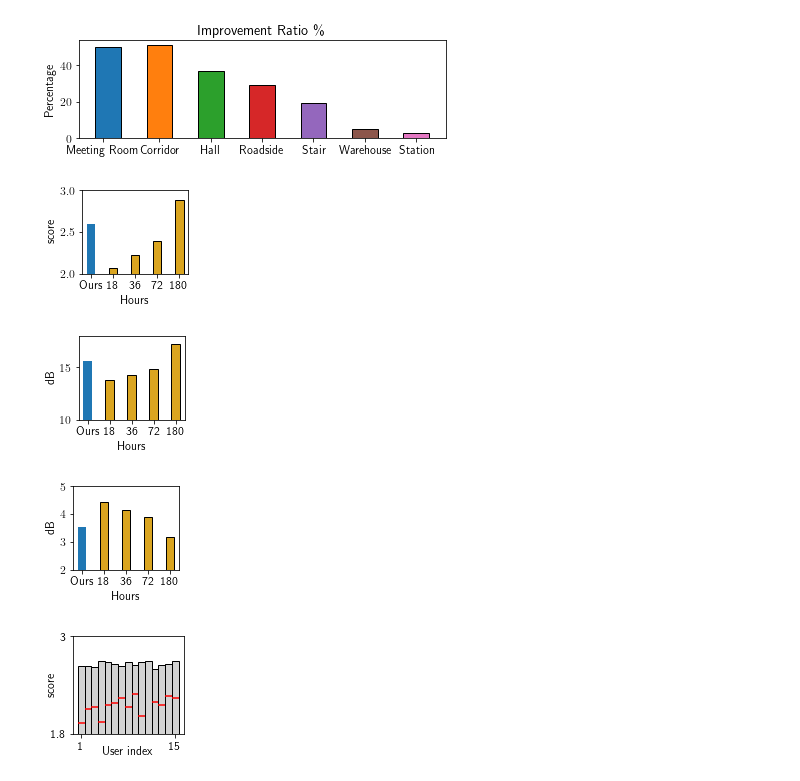
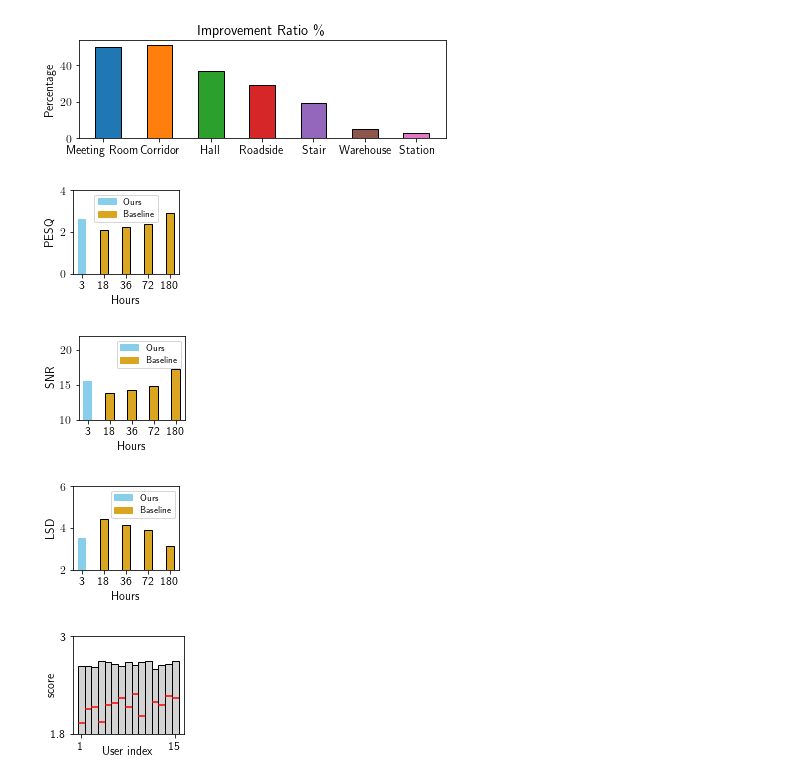
Before and after one commit to lixinghe1999/audioproject, a Jupyter notebook: enhancement/plot/plot.ipynb, the cells around one changed output. Drawn from its saved outputs; the diff is of its cells as text; code cells hidden in the pictures.

```diff
--- a/enhancement/plot/plot.ipynb
+++ b/enhancement/plot/plot.ipynb
@@ -125,29 +123,35 @@ plt.show()
 # %%
 vibvoice = [ 2.59540767, 15.58160323,  3.52378989]
 EMSB = [[ 2.07117352, 13.74552507, 4.40964057],
         [ 2.22174776, 14.24002656, 4.1236077 ],
         [ 2.38912679, 14.8562425, 3.90025623],
         [ 2.88334482, 17.27120276, 3.15141192]]
-y_lims = [[2, 3], [10, 18], [2, 5]]
-names = ['Ours', '18', '36', '72', '180']
+y_lims = [[0, 4], [10, 22], [2, 6]]
+names = ['3', '18', '36', '72', '180']
 colors = ['goldenrod', 'chocolate', 'forestgreen', 'lightgrey', 'violet']
-labels = ['score', 'dB', 'dB']
+y_labels = ['PESQ', 'SNR', 'LSD']
 for j in range(3):
     plt.figure(figsize=(2, 2))
     plt.subplots_adjust(left=0.25, bottom=0.3, right=0.99)
-    plt.bar(0, vibvoice[j], width=0.4)
+    plt.bar(0, vibvoice[j], width=0.4, color='skyblue')
     for i in range(len(EMSB)):
         plt.bar(i+1, EMSB[i][j], color='goldenrod', edgecolor='black', width=0.4)
     plt.ylim(y_lims[j])
     plt.xlabel('Hours', loc='center')
-    plt.ylabel(labels[j])
+    plt.ylabel(y_labels[j])
     plt.xticks(range(len(EMSB) + 1), names)
+
+    colors = {'Ours':'skyblue', 'Baseline':'goldenrod'}
+    labels = list(colors.keys())
+    handles = [plt.Rectangle((0,0), 1,1, color=colors[label]) for label in labels]
+    plt.legend(handles, labels, prop={'size': 9})
+
     plt.savefig('data_augmentation_' + str(j) + '.pdf', dpi=300)
     plt.show()
 # %% [output]
-[figure, old version]
+[figure, new version]
-[figure, old version]
+[figure, new version]
-[figure, old version]
+[figure, new version]
 # %%
 # The result of different room
 json/smallroom.json [ 2.47704385 14.56538339  3.72217875]
```
Also changed, not shown: parts of 1 cell of this notebook, 2 other files.
